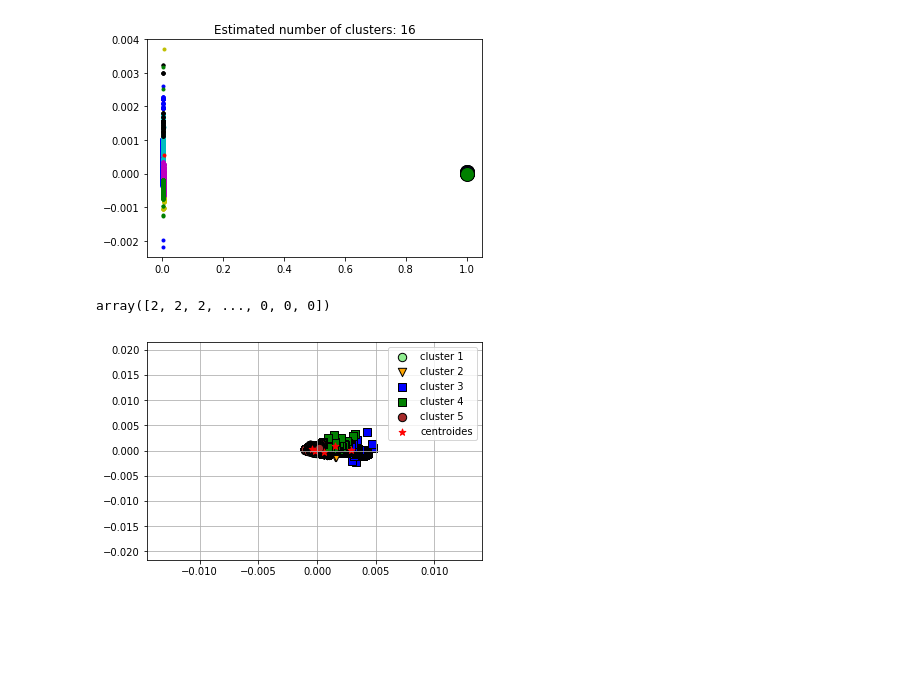
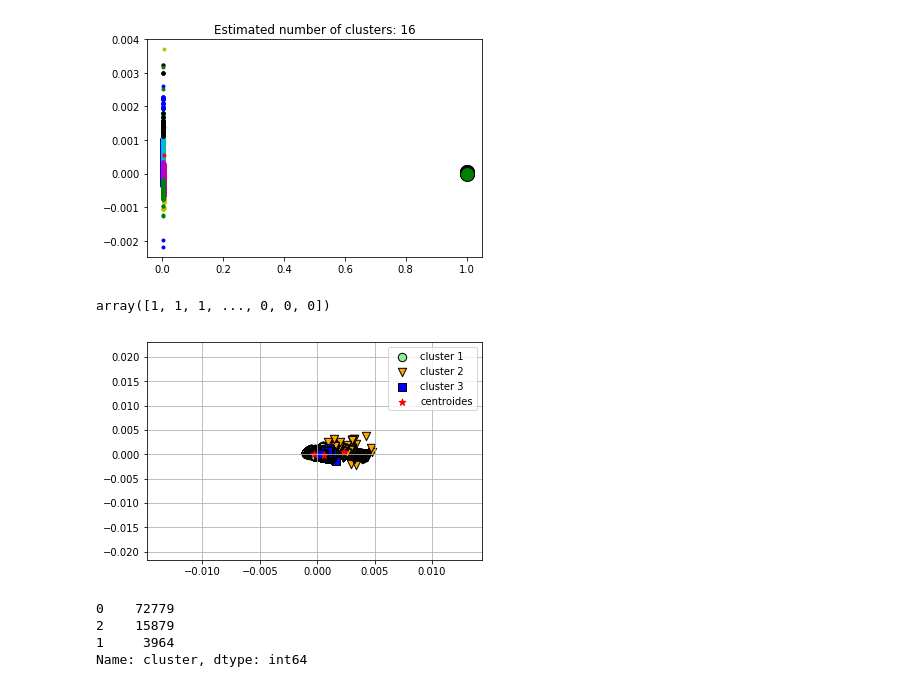
Before and after one commit to SaltoUriel/Thogar_Envipe2017, a Jupyter notebook: Untitled1.ipynb, the cells around one changed output. Cells and saved outputs as stored; diff of their text form; code cells hidden in the pictures; blank space fills up the shorter version.

```diff
--- a/Untitled1.ipynb
+++ b/Untitled1.ipynb
@@ -98,62 +108,53 @@ plt.show()
 # %% [output]
 [figure]
 # %%
-clusters = KMeans(n_clusters=5,
+clusters = KMeans(n_clusters=3,
                     init='k-means++',
                     max_iter=300,
                     tol=1e-04,
                     n_init=10,
                     random_state=0)
 # %%
-y_km = clusters.fit_predict(df)
+y_km = clusters.fit_predict(dff)
 y_km
 # %% [output]
-array([2, 2, 2, ..., 0, 0, 0])
+array([1, 1, 1, ..., 0, 0, 0])
+# %%
+pca = decomposition.PCA(n_components=3)
+pca.fit(df)
+dff = pca.transform(df)
 # %%
 plt.scatter(df[y_km==0,0],
           df[y_km==0,1],
           s=70,
           c='lightgreen',
           edgecolor='black',
           marker='o',
           label='cluster 1')
 plt.scatter(df[y_km==1,0],
           df[y_km==1,1],
           s=70,
           c='orange',
           edgecolor='black',
           marker='v',
           label='cluster 2')
 plt.scatter(df[y_km==2,0],
           df[y_km==2,1],
           s=70,
           c='blue',
           edgecolor='black',
           marker='s',
           label='cluster 3')
-plt.scatter(df[y_km==3,0],
-          df[y_km==3,1],
-          s=70,
-          c='green',
-          edgecolor='black',
-          marker='s',
-          label='cluster 4')
-plt.scatter(df[y_km==4,0],
-          df[y_km==4,1],
-          s=70,
-          c='brown',
-          edgecolor='black',
-          marker='o',
-          label='cluster 5')
+
 plt.scatter(clusters.cluster_centers_[:,0],
           clusters.cluster_centers_[:,1],
           s=50,
           c='red',
           marker='*',
           label='centroides')
 
 plt.legend()
 plt.grid()
 plt.show()
 # %% [output]
-[figure, old version]
+[figure, new version]
@@ -159,0 +165,7 @@ plt.show()
+# %%
+df_copy.cluster.value_counts()
+# %% [output]
+0    72779
+2    15879
+1     3964
+Name: cluster, dtype: int64
```
Also changed, not shown: parts of 36 cells of this notebook, 2 other files.
